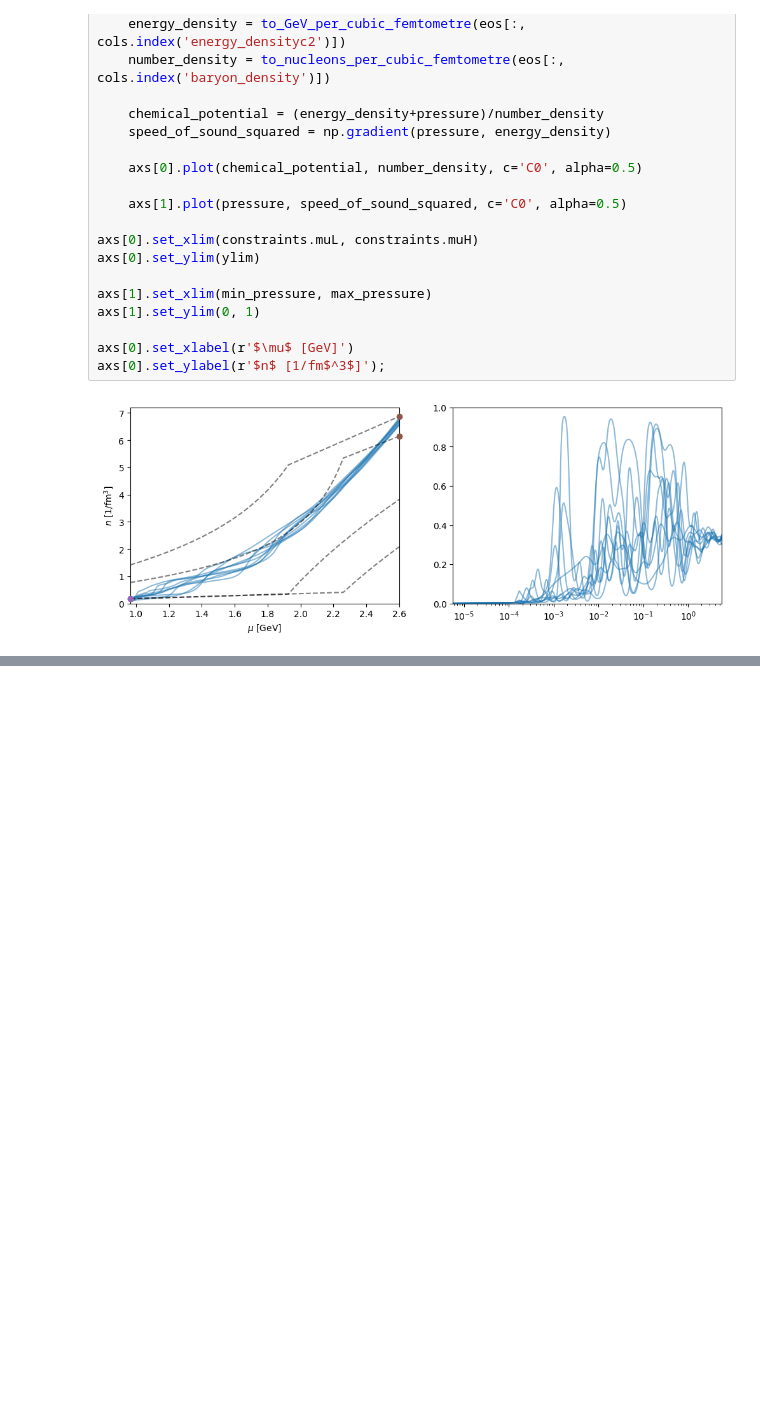
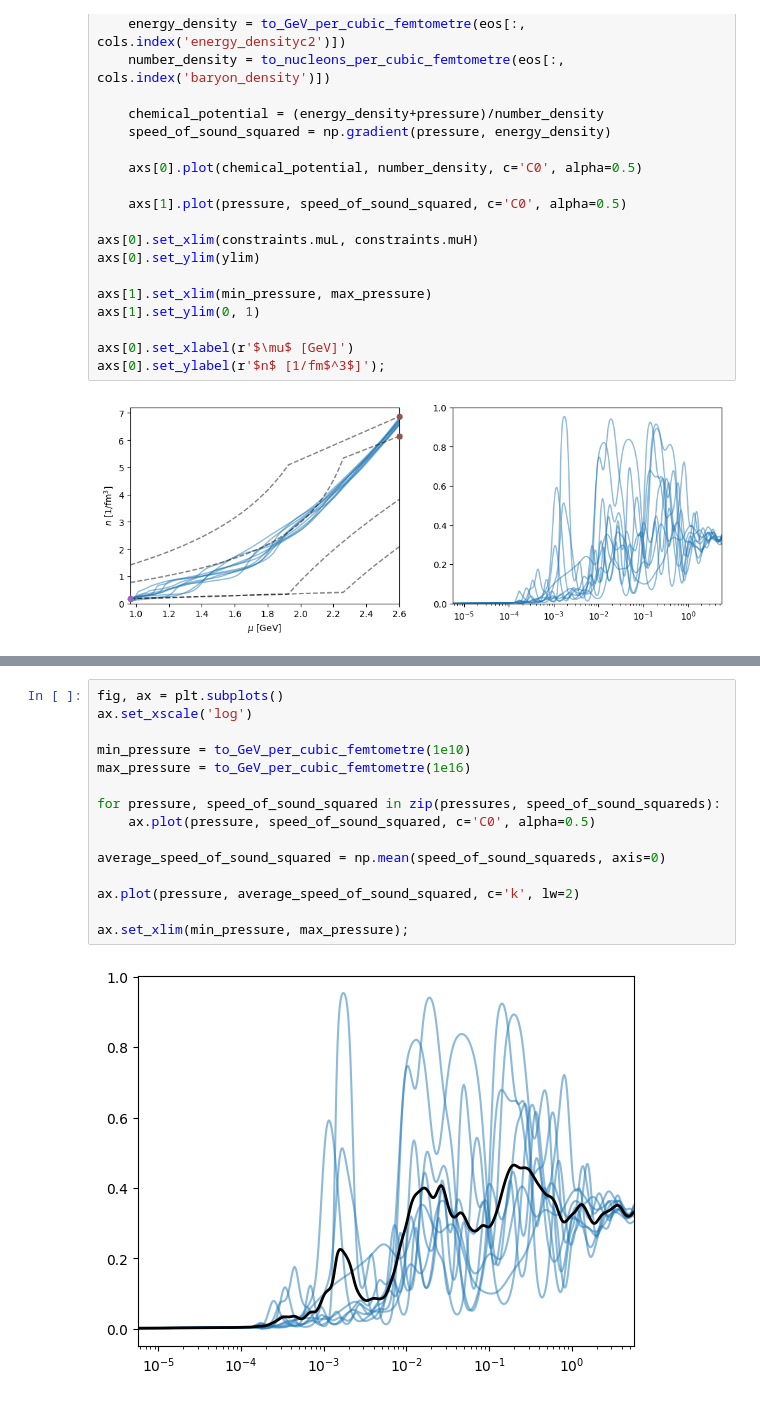
Before and after one commit to eliotfinch/pqcd, a Jupyter notebook: notebooks/modify_tabulated_eos.ipynb, the cells around one changed output, grey strips where cells are left out. Drawn from its saved outputs; the diff is of its cells as text; blank space fills up the shorter version.

```diff
--- a/notebooks/modify_tabulated_eos.ipynb
+++ b/notebooks/modify_tabulated_eos.ipynb
@@ -276,0 +385,17 @@ for i, new_mean_phi in enumerate(new_mean_phi_array[::12]):
+# %%
+fig, ax = plt.subplots()
+ax.set_xscale('log')
+
+min_pressure = to_GeV_per_cubic_femtometre(1e10)
+max_pressure = to_GeV_per_cubic_femtometre(1e16)
+
+for pressure, speed_of_sound_squared in zip(pressures, speed_of_sound_squareds):
+    ax.plot(pressure, speed_of_sound_squared, c='C0', alpha=0.5)
+
+average_speed_of_sound_squared = np.mean(speed_of_sound_squareds, axis=0)
+
+ax.plot(pressure, average_speed_of_sound_squared, c='k', lw=2)
+
+ax.set_xlim(min_pressure, max_pressure);
+# %% [output]
+[figure, added]
```
Also changed, not shown: parts of 4 cells of this notebook.
